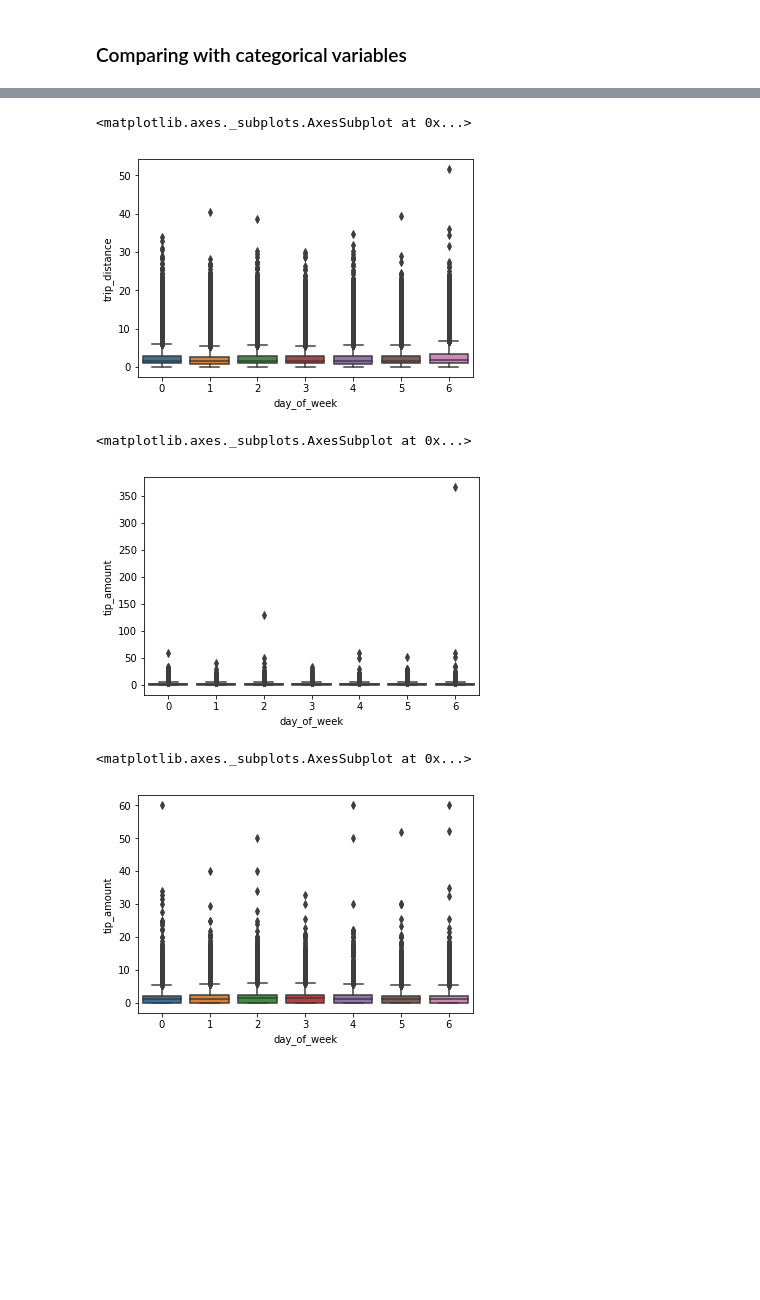
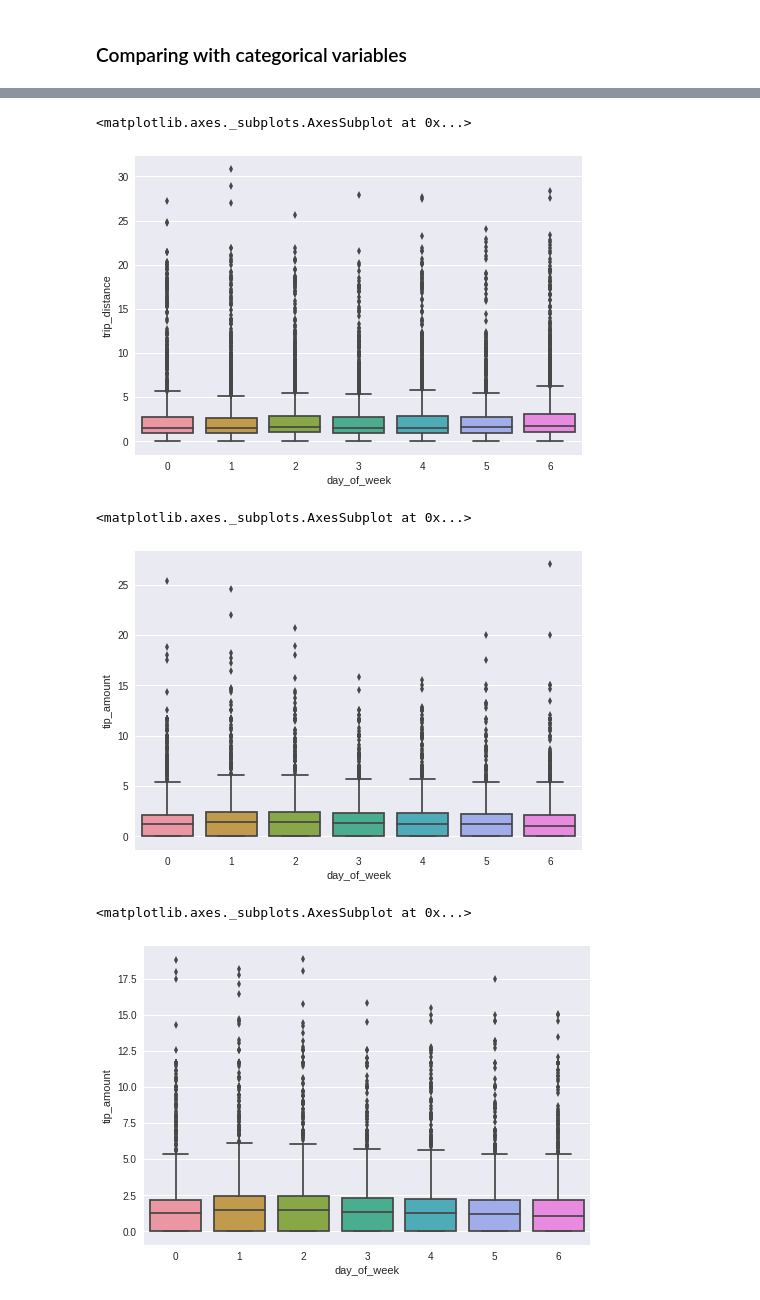
Before and after one commit to Aria-Kumar/COMSW4995_008_2017_3, a Jupyter notebook: notebooks/slides_week3_data_exploration_and_visualization.ipynb, the cells around one changed output, grey strips where cells are left out. Drawn from its saved outputs; the diff is of its cells as text; code cells hidden in the pictures; blank space fills up the shorter version.

Commit message:
adding week3 slide updates and data

```diff
--- a/notebooks/slides_week3_data_exploration_and_visualization.ipynb
+++ b/notebooks/slides_week3_data_exploration_and_visualization.ipynb
@@ -126,2 +141,3 @@ np.random.seed(123)
 # %%
-df = pd.read_csv('../data/yellow_tripdata_2017-01.csv',parse_dates=True)
+df = pd.read_csv('../data/yellow_tripdata_2017-01_subset10000rows.csv',parse_dates=True)
+df.info()
@@ -148,7 +162,3 @@ memory usage: 1.2+ GB
 # %%
-df = df.iloc[np.random.permutation(len(df))[:100000],:]
-
 df.tpep_pickup_datetime = pd.to_datetime(df.tpep_pickup_datetime)
 df.tpep_dropoff_datetime = pd.to_datetime(df.tpep_dropoff_datetime)
-
-df = df[['tpep_pickup_datetime','tpep_dropoff_datetime','trip_distance','fare_amount','tip_amount']]
@@ -236,6 +249,9 @@ import matplotlib.pyplot as plt
 
 # to avoid having to do plt.show()
 %matplotlib inline
+# %%
+# use the seaborn style
+plt.style.use('seaborn')
 # %% [markdown]
 ### Histograms
 # %%
@@ -399,17 +426,17 @@ Name: trip_duration, dtype: float64
 sns.boxplot(x='day_of_week',y='trip_distance',data=df[lt_hour])
 # %% [output]
 <matplotlib.axes._subplots.AxesSubplot at 0x...>
-[figure, old version]
+[figure, new version]
 # %%
 sns.boxplot(x='day_of_week',y='tip_amount',data=df[lt_hour])
 # %% [output]
 <matplotlib.axes._subplots.AxesSubplot at 0x...>
-[figure, old version]
+[figure, new version]
 # %%
-sns.boxplot(x='day_of_week',y='tip_amount',data=df[lt_hour & (df.tip_amount < 100)])
+sns.boxplot(x='day_of_week',y='tip_amount',data=df[lt_hour & (df.tip_amount < 20)])
 # %% [output]
 <matplotlib.axes._subplots.AxesSubplot at 0x...>
-[figure, old version]
+[figure, new version]
 # %%
 sns.pairplot(df.loc[lt_hour & (df.tip_amount < 50),['trip_duration','trip_distance','tip_amount']])
 # %% [output]
```
Also changed, not shown: parts of 49 cells of this notebook, 5 other files.
